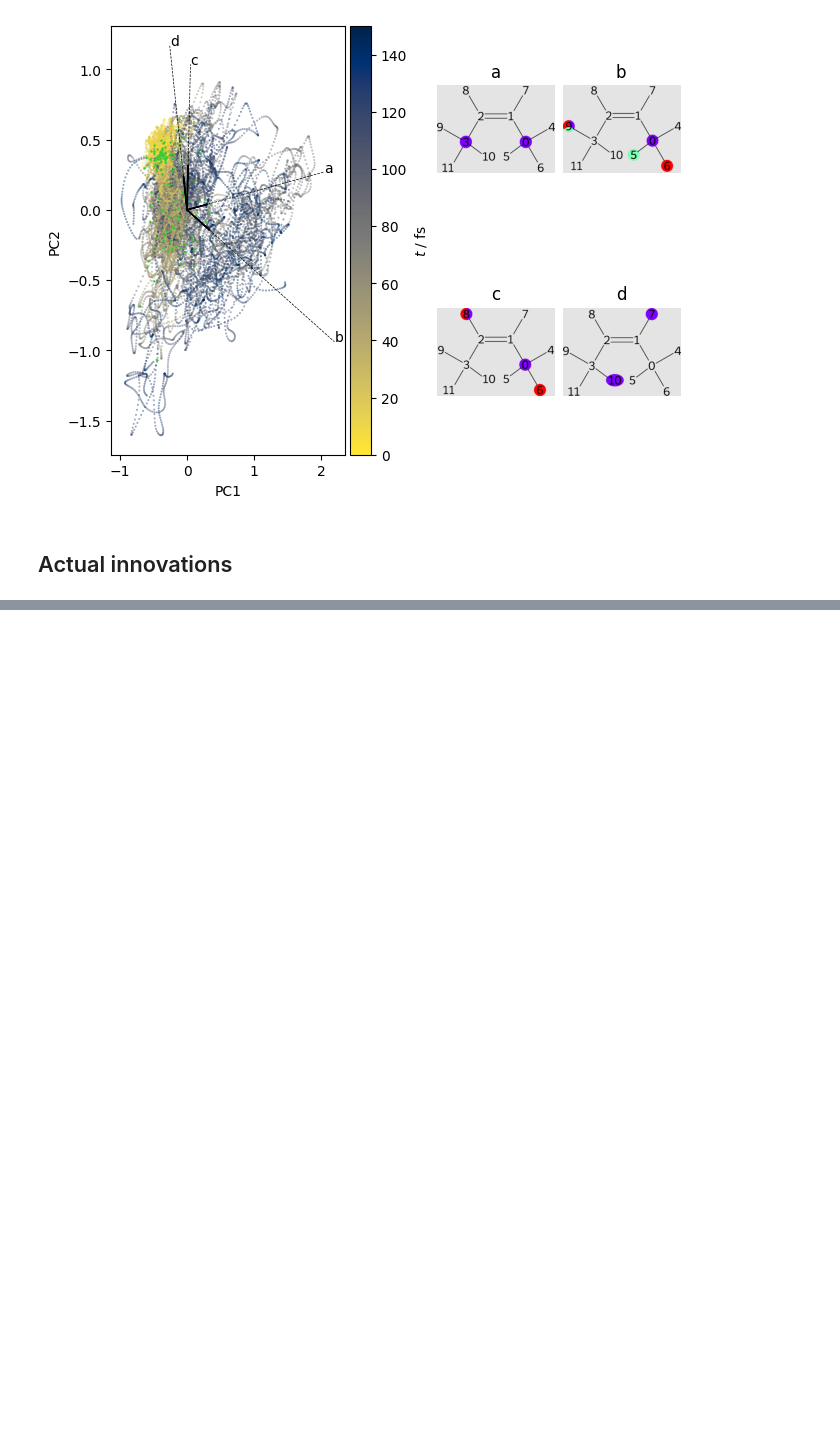
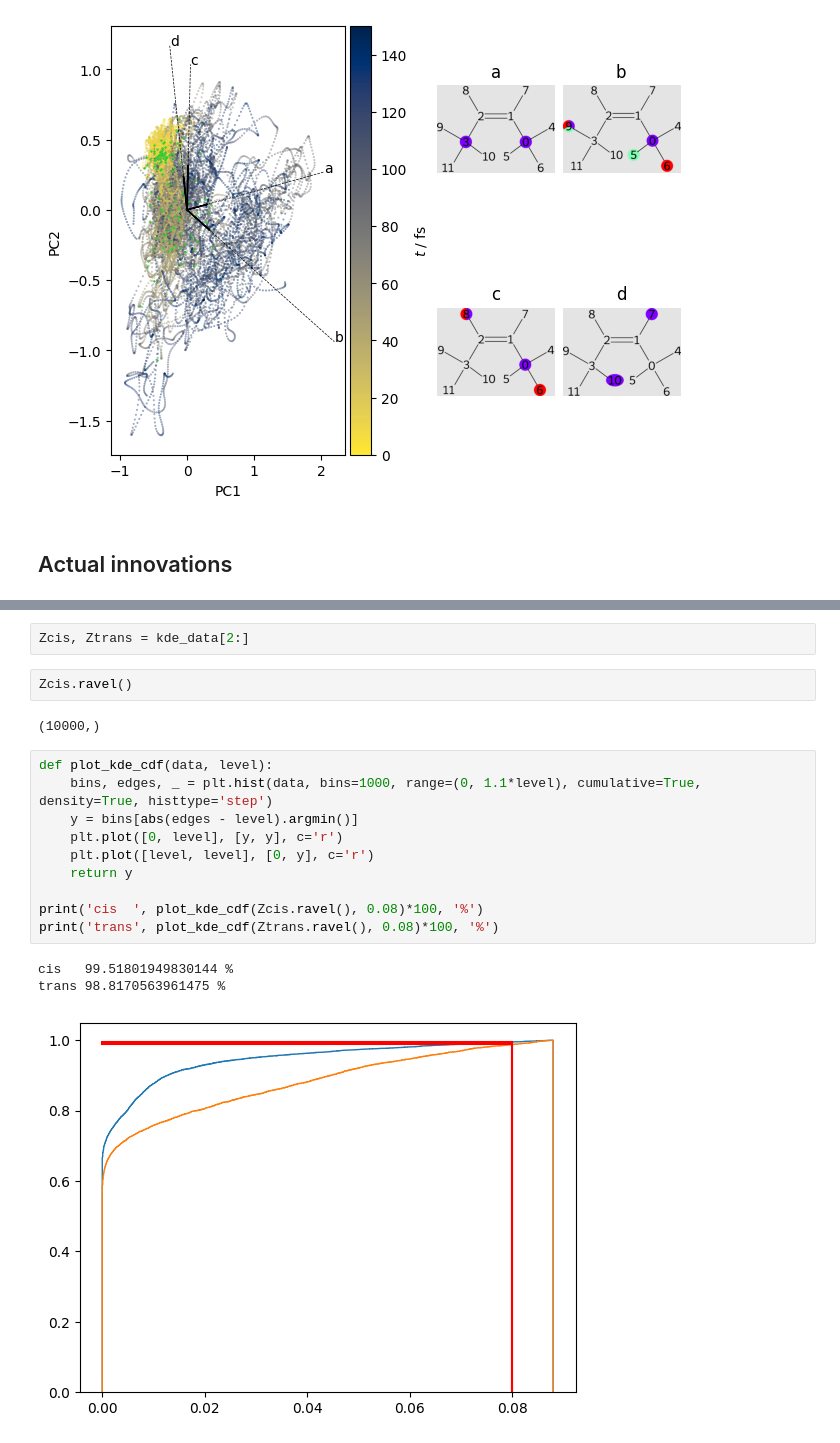
Before and after one commit to SHNITSEL/shnitsel-tools, a Jupyter notebook: tutorials/12_butene_pca.ipynb, the cells around one changed output, grey strips where cells are left out. Cells and saved outputs as stored; diff of their text form; blank space fills up the shorter version.

```diff
--- a/tutorials/12_butene_pca.ipynb
+++ b/tutorials/12_butene_pca.ipynb
@@ -162,0 +169,20 @@ swept to 60°
+# %%
+Zcis, Ztrans = kde_data[2:]
+# %%
+Zcis.ravel()
+# %% [output]
+(10000,)
+# %%
+def plot_kde_cdf(data, level):
+    bins, edges, _ = plt.hist(data, bins=1000, range=(0, 1.1*level), cumulative=True, density=True, histtype='step')
+    y = bins[abs(edges - level).argmin()]
+    plt.plot([0, level], [y, y], c='r')
+    plt.plot([level, level], [0, y], c='r')
+    return y
+
+print('cis  ', plot_kde_cdf(Zcis.ravel(), 0.08)*100, '%')
+print('trans', plot_kde_cdf(Ztrans.ravel(), 0.08)*100, '%')
+# %% [output]
+cis   99.51801949830144 %
+trans 98.8170563961475 %
+[figure, added]
```
Also changed, not shown: parts of 10 cells of this notebook.
